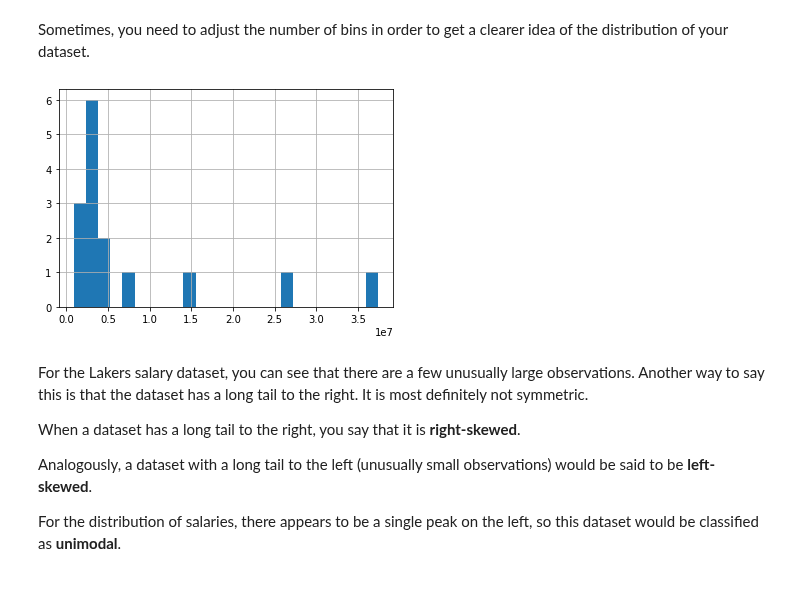
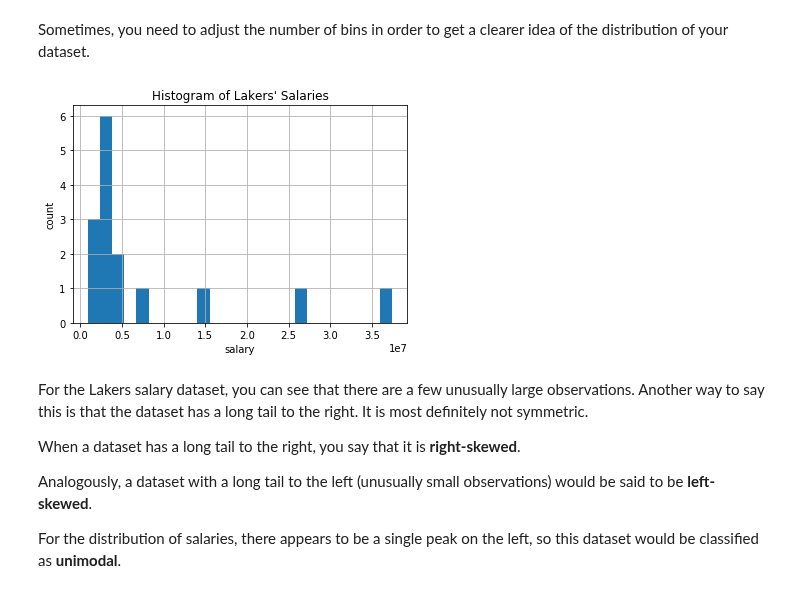
Before and after one commit to NSS-Data-Instructional-Stuff/stats-for-data-science, a Jupyter notebook: notebooks/01_Exploratory_Data_Analysis_Part_1_Single_Variable.ipynb, the cells around one changed output. Saved outputs shown, nothing was run; the diff lists cells and outputs as text; code cells hidden in the pictures.

```diff
--- a/notebooks/01_Exploratory_Data_Analysis_Part_1_Single_Variable.ipynb
+++ b/notebooks/01_Exploratory_Data_Analysis_Part_1_Single_Variable.ipynb
@@ -216,9 +219,12 @@ lakers.salary.hist();
 # %% [markdown]
 Sometimes, you need to adjust the number of bins in order to get a clearer idea of the distribution of your dataset.
 # %%
-lakers.salary.hist(bins = 25);
+lakers['salary'].hist(bins = 25)
+plt.xlabel('salary')
+plt.ylabel('count')
+plt.title('Histogram of Lakers\' Salaries');
 # %% [output]
-[figure, old version]
+[figure, new version]
 # %% [markdown]
 For the Lakers salary dataset, you can see that there are a few unusually large observations. Another way to say this is that the dataset has a long tail to the right. It is most definitely not symmetric.
 
```
Also changed, not shown: parts of 88 cells of this notebook, 1 other file.
